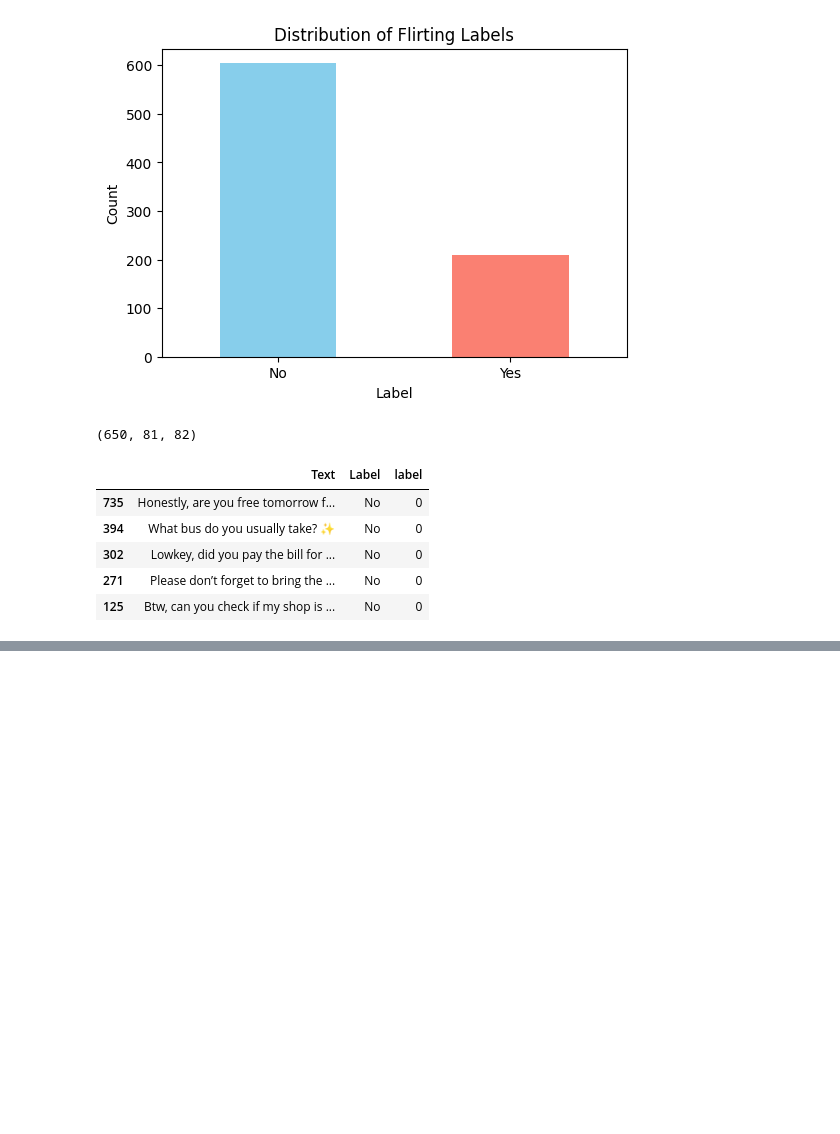
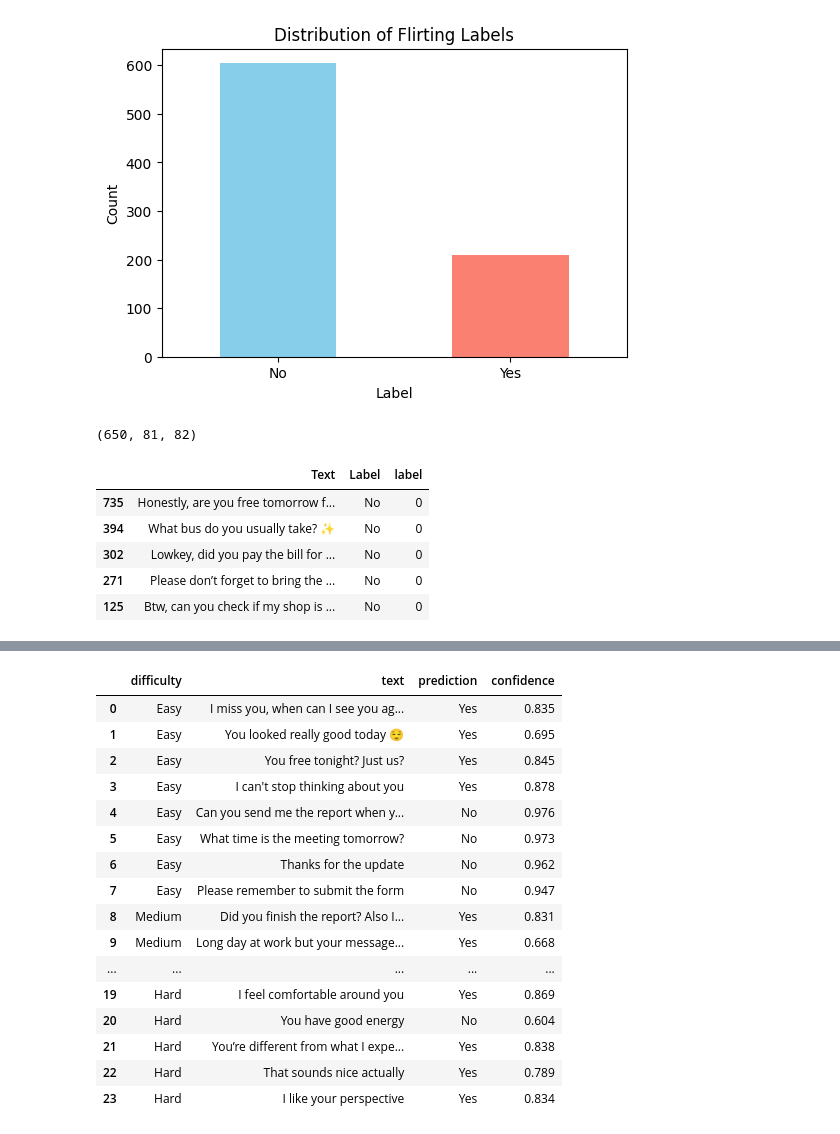
Before and after one commit to bocongamco/Flirt-or-not, a Jupyter notebook: notebooks/data_audit.ipynb, the cells around one changed output, grey strips where cells are left out. Cells and saved outputs as stored; diff of their text form; code cells hidden in the pictures; blank space fills up the shorter version.

Commit message:
feat: Added readme and cleaned dataset Trained model and provide some test

```diff
--- a/notebooks/data_audit.ipynb
+++ b/notebooks/data_audit.ipynb
@@ -164,0 +179,19 @@ Invalid username or password.
+# %%
+from transformers import AutoTokenizer, AutoModelForSequenceClassification
+import torch
+
+model_dir = "artifacts/flirt-distilbert"
+
+tokenizer = AutoTokenizer.from_pretrained(model_dir)
+model = AutoModelForSequenceClassification.from_pretrained(model_dir)
+
+id2label = {0: "No", 1: "Yes"}
+
+def predict_text(text):
+    inputs = tokenizer(text, return_tensors="pt", truncation=True, padding=True)
+    with torch.no_grad():
+        logits = model(**inputs).logits
+        probs = torch.softmax(logits, dim=-1).squeeze()
+
+    pred = int(torch.argmax(probs))
+    return id2label[pred], float(probs[pred])
@@ -164,0 +200,79 @@ Invalid username or password.
+# %%
+easy_tests = [
+    # YES (obvious flirting)
+    "I miss you, when can I see you again?",
+    "You looked really good today 😌",
+    "You free tonight? Just us?",
+    "I can't stop thinking about you",
+
+    # NO (clearly not flirting)
+    "Can you send me the report when you’re done?",
+    "What time is the meeting tomorrow?",
+    "Thanks for the update",
+    "Please remember to submit the form",
+]
+
+medium_tests = [
+    # YES (flirting mixed with normal)
+    "Did you finish the report? Also I kinda miss talking to you",
+    "Long day at work but your message made it better",
+    "Thanks for helping earlier, I owe you dinner sometime 😏",
+    "I should be sleeping but you’re distracting me",
+
+    # NO (friendly / polite but not romantic)
+    "I enjoy working with you, you’re easy to talk to",
+    "That was a good discussion earlier, thanks",
+    "You’re really reliable, I appreciate it",
+    "This conversation was helpful",
+]
+
+
+hard_tests = [
+   # YES (very subtle flirting)
+    "I didn’t expect to enjoy this conversation so much",
+    "You always seem to message at the right time",
+    "This is random but I’m glad we talk",
+    "I feel comfortable around you",
+
+    # NO (can be misread as flirting)
+    "You have good energy",
+    "You’re different from what I expected",
+    "That sounds nice actually",
+    "I like your perspective",
+]
+
+tests = (
+    [("Easy", t) for t in easy_tests] +
+    [("Medium", t) for t in medium_tests] +
+    [("Hard", t) for t in hard_tests]
+)
+
+rows = []
+for level, text in tests:
+    r = predict_text(text)
+    rows.append({
+        "difficulty": level,
+        "text": text,
+        "prediction": r[0],  # Changed from r["label"] to r[0]
+        "confidence": round(r[1], 3)  # Changed from r["confidence"] to r[1]
+    })
+
+pd.DataFrame(rows)
+# %% [output]
+|  | difficulty | text | prediction | confidence |
+| 0 | Easy | I miss you, when can I see you ag... | Yes | 0.835 |
+| 1 | Easy | You looked really good today 😌 | Yes | 0.695 |
+| 2 | Easy | You free tonight? Just us? | Yes | 0.845 |
+| 3 | Easy | I can't stop thinking about you | Yes | 0.878 |
+| 4 | Easy | Can you send me the report when y... | No | 0.976 |
+| 5 | Easy | What time is the meeting tomorrow? | No | 0.973 |
+| 6 | Easy | Thanks for the update | No | 0.962 |
+| 7 | Easy | Please remember to submit the form | No | 0.947 |
+| 8 | Medium | Did you finish the report? Also I... | Yes | 0.831 |
+| 9 | Medium | Long day at work but your message... | Yes | 0.668 |
+| ... | ... | ... | ... | ... |
+| 19 | Hard | I feel comfortable around you | Yes | 0.869 |
+| 20 | Hard | You have good energy | No | 0.604 |
+| 21 | Hard | You’re different from what I expe... | Yes | 0.838 |
+| 22 | Hard | That sounds nice actually | Yes | 0.789 |
+| 23 | Hard | I like your perspective | Yes | 0.834 |
```
Also changed, not shown: parts of 6 cells of this notebook, 3 other files.
